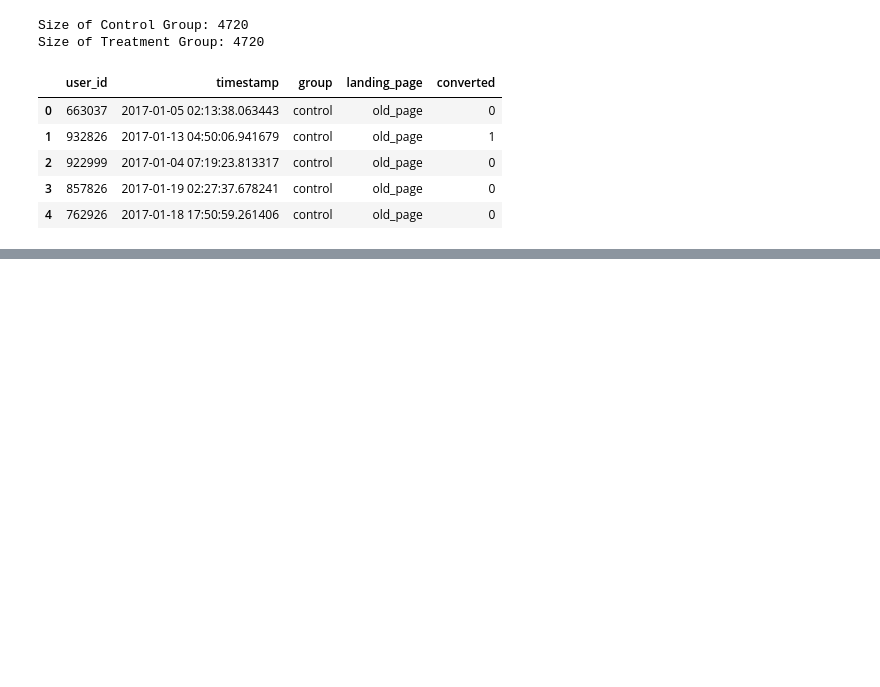
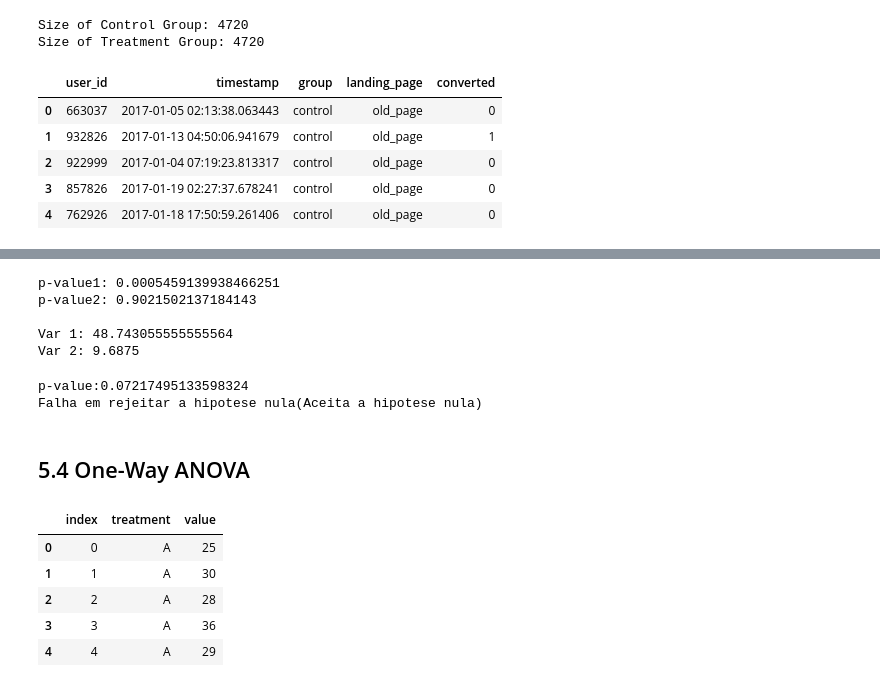
Before and after one commit to Andressa550/PA_James, a Jupyter notebook: pa_james_notebook.ipynb, the cells around one changed output, grey strips where cells are left out. Drawn from its saved outputs; the diff is of its cells as text; code cells hidden in the pictures; blank space fills up the shorter version.

```diff
--- a/pa_james_notebook.ipynb
+++ b/pa_james_notebook.ipynb
@@ -160,0 +348,73 @@ Converstion Rate - Control Group: 0.1290
+# %%
+#Condições paramétricas
+#1. Amostras Independentes
+
+#2. Normalmente distribuidas
+
+#### Teste de normalidade - Shapiro ####
+#H0: Distribuição normalmente distribuida
+#H1: Distribução não normal
+
+# if pvalue < alpha:
+# print('Rejeito a hipotese nula')
+# else
+# print('Falha em rejeitar a hipote nula')
+
+stats, pvalue1 = shapiro(df1)
+print('p-value1: {}'.format(pvalue1))
+#falha em rejeitar a hipote nula
+
+stats, pvalue2 = shapiro(df2)
+print('p-value2: {}'.format(pvalue2))
+#falha em rejeitar a hipote nula
+
+
+#3. Variancias iguais
+print('\nVar 1: {}'.format(np.var(df1)))
+print('Var 2: {}'.format(np.var(df2)))
+
+
+#12/7 > 4: Amostras tem variância igual
+# %% [output]
+p-value1: 0.0005459139938466251
+p-value2: 0.9021502137184143
+
+Var 1: 48.743055555555564
+Var 2: 9.6875
+# %%
+#stats, pvalue = ttest_ind(df1, df2, equal_var= False)
+stats, pvalue = mannwhitneyu(df1, df2)
+print('p-value:{}'.format(pvalue))
+
+alpha = 0.05
+if pvalue < alpha:
+    print('Rejeito a hipotese nula')
+else:
+    print('Falha em rejeitar a hipotese nula(Aceita a hipotese nula)')
+# %% [output]
+p-value:0.07217495133598324
+Falha em rejeitar a hipotese nula(Aceita a hipotese nula)
+# %% [markdown]
+## 5.4 One-Way ANOVA
+# %%
+###Problema 3
+#Pesquisadores gostariam de saber se existe uma diferença entre as medias de 4 grupos que foram submetidos a
+#tratamentos diferentes
+
+
+
+df = pd.DataFrame({'A':[25,30,28,36,29],
+                   'B':[45,55,29,56,40],
+                   'C':[30,29,33,37,27],
+                   'D':[54,60,51,62,73]})
+
+df_melt = pd.melt(df.reset_index(), id_vars=['index'], value_vars=['A','B','C','D'])
+df_melt.columns = ['index', 'treatment', 'value']
+df_melt.head()
+# %% [output]
+|  | index | treatment | value |
+| 0 | 0 | A | 25 |
+| 1 | 1 | A | 30 |
+| 2 | 2 | A | 28 |
+| 3 | 3 | A | 36 |
+| 4 | 4 | A | 29 |
```
Also changed, not shown: parts of 33 cells of this notebook.
